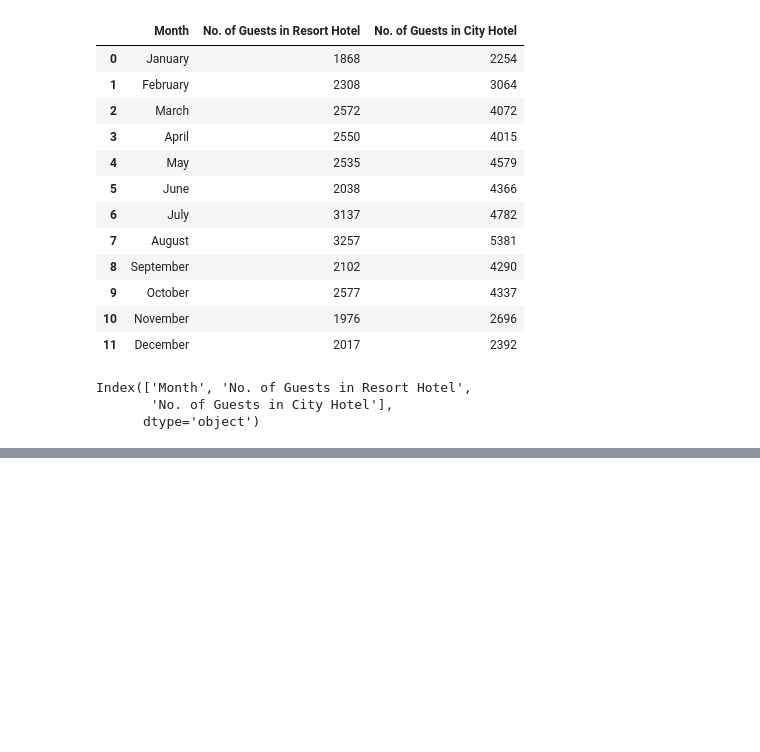
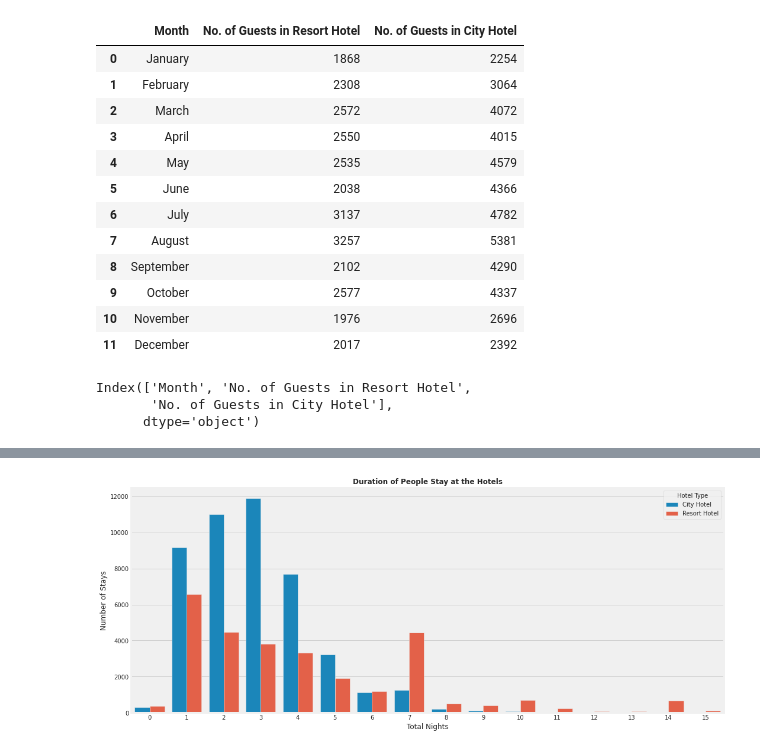
Before and after one commit to chandusayhi/Hotel_Booking_Analysis, a Jupyter notebook: Hotel_Booking_Analysis_EDA.ipynb, the cells around one changed output, grey strips where cells are left out. Saved outputs shown, nothing was run; the diff lists cells and outputs as text; code cells hidden in the pictures; blank space fills up the shorter version.

```diff
--- a/Hotel_Booking_Analysis_EDA.ipynb
+++ b/Hotel_Booking_Analysis_EDA.ipynb
@@ -1257,0 +1299,4 @@ px.line(data_frame = final_rush,
+# %%
+#Let's create a filter -
+df = df[df['is_canceled']==0]
+df.head()
@@ -1257,0 +1310,4 @@ px.line(data_frame = final_rush,
+# %%
+#Now, Let's say, We need a count here with respect to different "total_nights".
+stay = df.groupby(['total_nights', 'hotel']).agg('count').reset_index()
+stay
@@ -1257,0 +1332,4 @@ px.line(data_frame = final_rush,
+# %%
+#Now, Let's access the desired features -
+stay = stay.iloc[:, 0:3]
+stay
@@ -1257,0 +1354,4 @@ px.line(data_frame = final_rush,
+# %%
+#Now, Let's preprocess the data -
+stay.rename(columns = {'is_canceled' : 'Number of Stays'}, inplace=True)
+stay.head()
@@ -1257,0 +1365,14 @@ px.line(data_frame = final_rush,
+# %%
+#Now, Let's Visualize this Data -
+plt.figure(figsize=(16, 7))
+sns.barplot(x = 'total_nights',
+           y = 'Number of Stays',
+           hue = 'hotel',
+           hue_order = ['City Hotel', 'Resort Hotel'],
+           data = stay)
+plt.title('Duration of People Stay at the Hotels', fontsize=12, fontweight='bold')
+plt.xlabel('Total Nights')
+plt.legend(title = 'Hotel Type', loc='upper right')
+plt.show()
+# %% [output]
+[figure, added]
```
Also changed, not shown: parts of 25 cells of this notebook.
